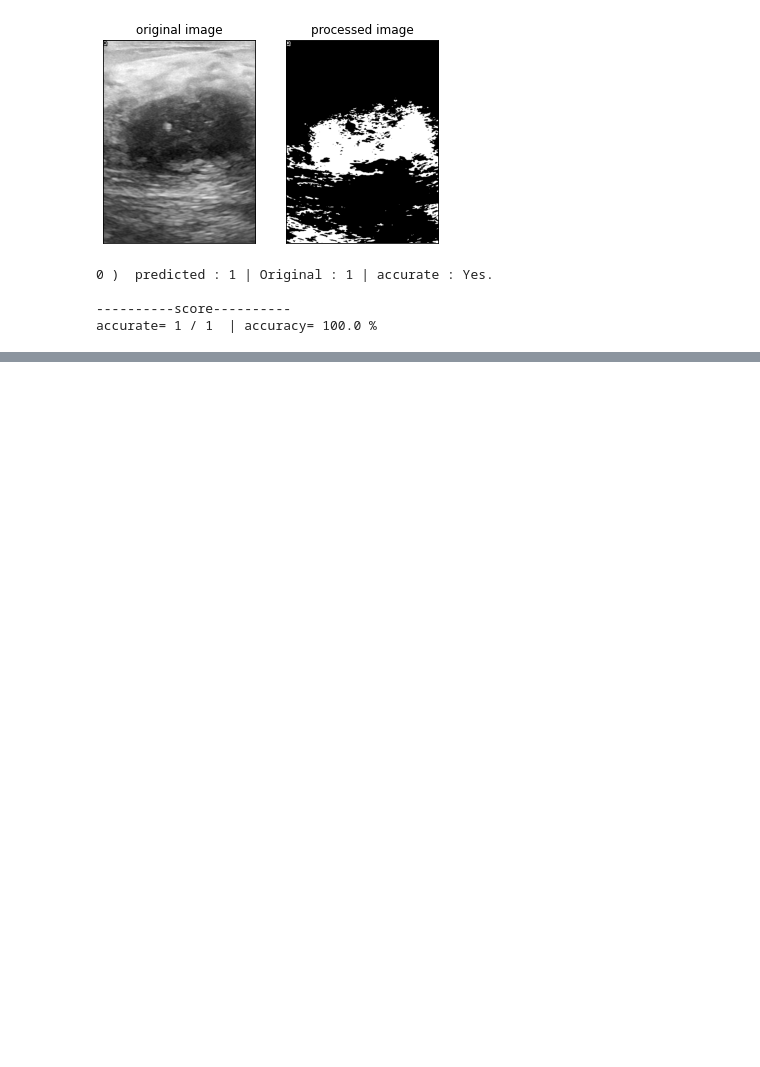
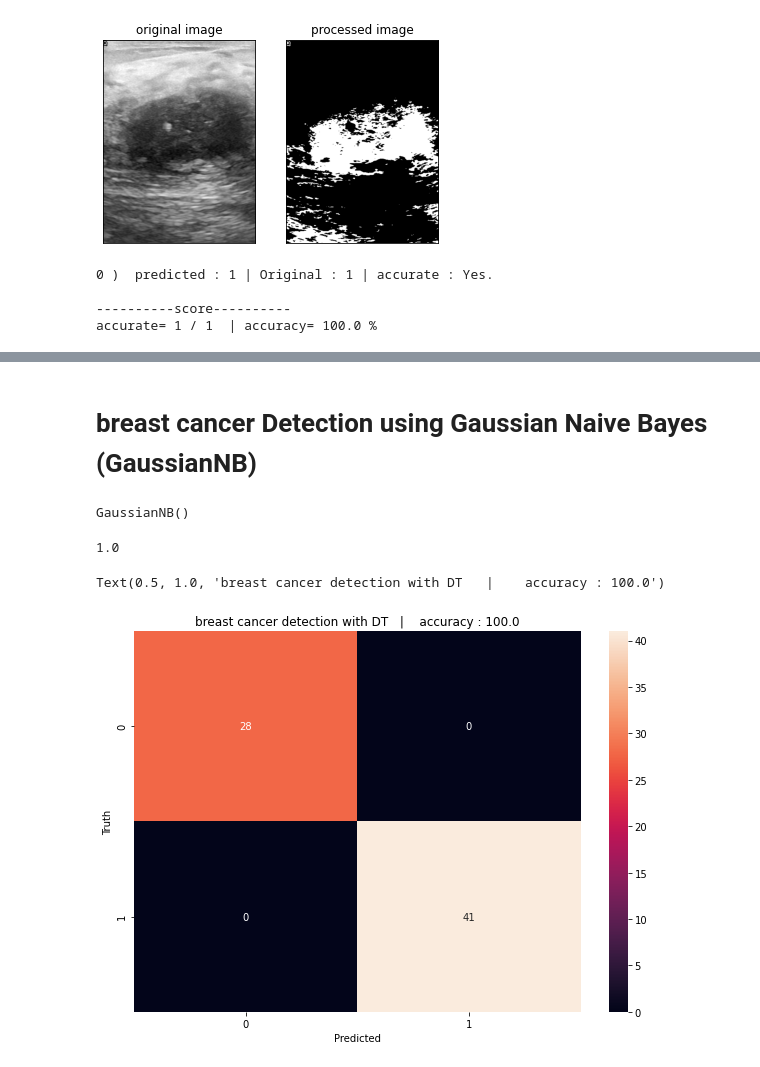
Before and after one commit to tirtharajsinha/Breast_cancer_detection_with_CNN, a Jupyter notebook: sub_code/breast_cancer_detection_with_ML.ipynb, the cells around one changed output, grey strips where cells are left out. Cells and saved outputs as stored; diff of their text form; code cells hidden in the pictures; blank space fills up the shorter version.

```diff
--- a/sub_code/breast_cancer_detection_with_ML.ipynb
+++ b/sub_code/breast_cancer_detection_with_ML.ipynb
@@ -357,0 +434,2 @@ accurate= 1 / 1  | accuracy= 100.0 %
+# %% [markdown]
+# breast cancer Detection using Gaussian Naive Bayes (GaussianNB)
@@ -357,0 +438,22 @@ accurate= 1 / 1  | accuracy= 100.0 %
+# %%
+gnb = GaussianNB()
+gnb.fit(x_train, y_train)
+# %% [output]
+GaussianNB()
+# %%
+accuracy=gnb.score(x_test,y_test)
+accuracy
+# %% [output]
+1.0
+# %%
+y_pred=gnb.predict(x_test)
+# %%
+cm=confusion_matrix(y_test, y_pred)
+plt.figure(figsize=(10,7))
+sn.heatmap(cm,annot=True,fmt="d")
+plt.xlabel("Predicted")
+plt.ylabel("Truth")
+plt.title("breast cancer detection with DT   |    accuracy : "+str(round(accuracy,4)*100))
+# %% [output]
+Text(0.5, 1.0, 'breast cancer detection with DT   |    accuracy : 100.0')
+[figure, added]
```
Also changed, not shown: parts of 73 cells of this notebook.
